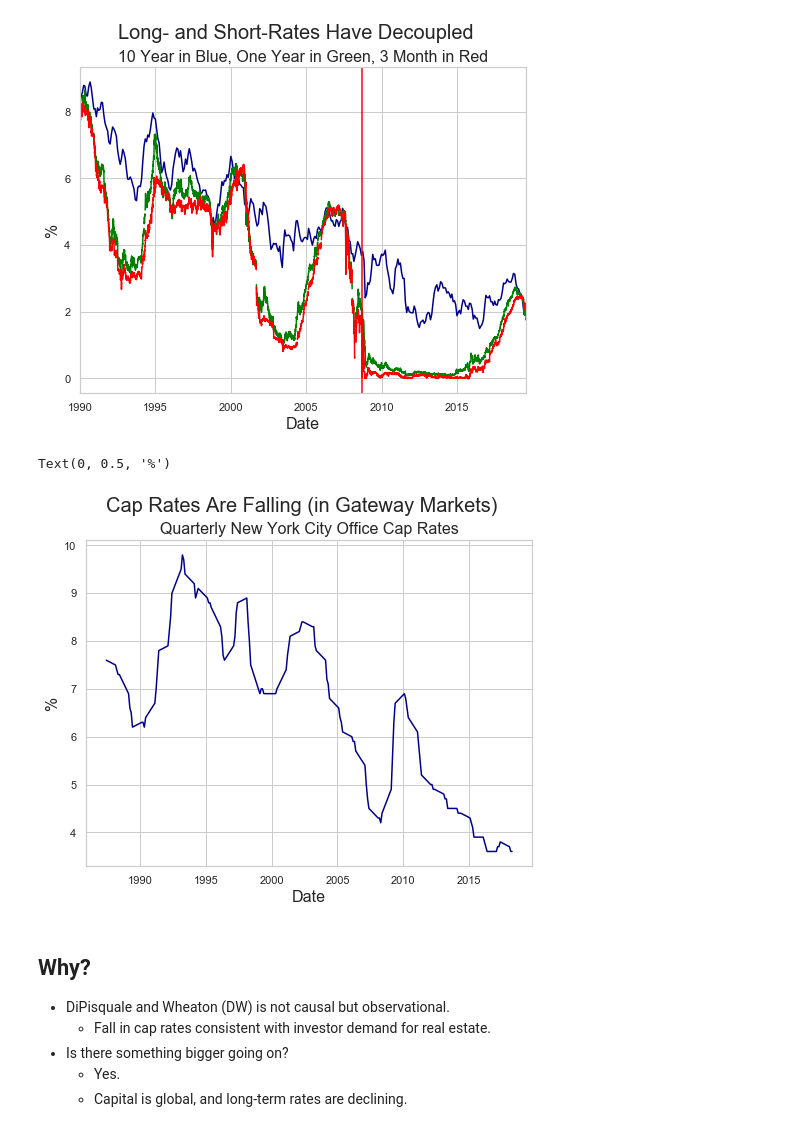
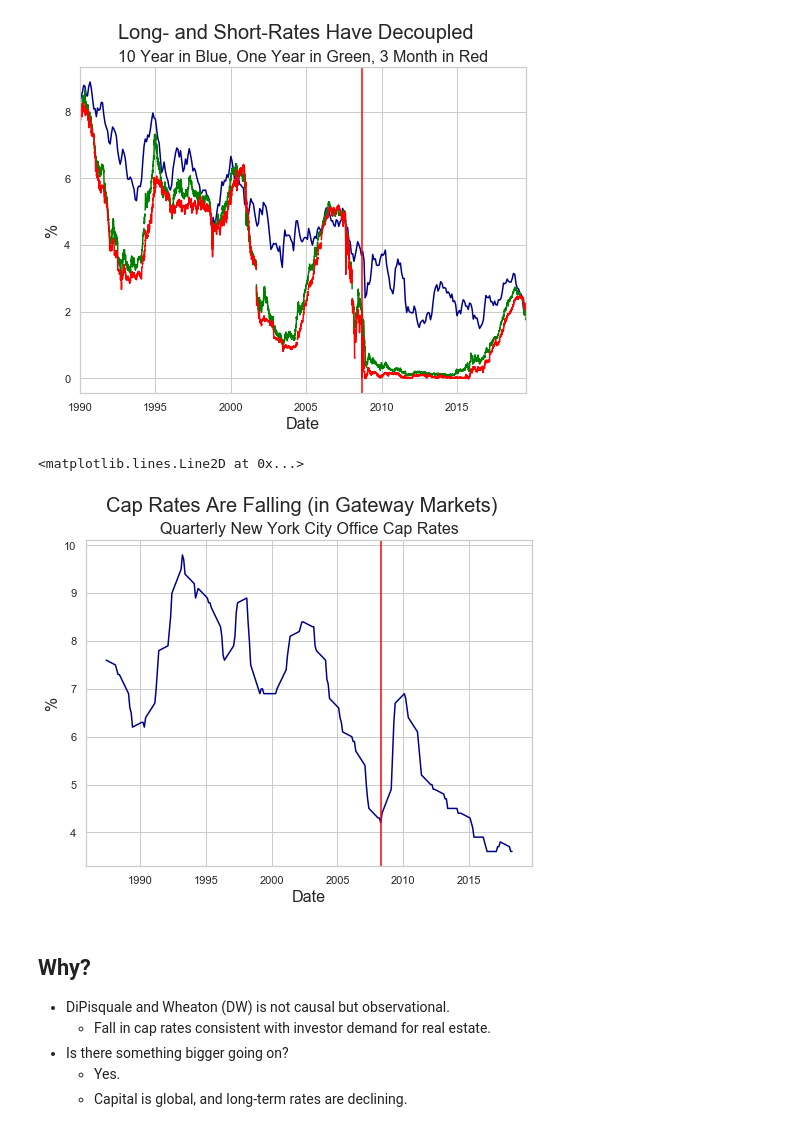
Before and after one commit to thsavage/Hirsh-Fellows-Real-Estate-Finance, a Jupyter notebook: Hirsh Scholars Supplemental Notes.ipynb, the cells around one changed output. Cells and saved outputs as stored; diff of their text form; code cells hidden in the pictures.

```diff
--- a/Hirsh Scholars Supplemental Notes.ipynb
+++ b/Hirsh Scholars Supplemental Notes.ipynb
@@ -1363,14 +1363,14 @@ caprates = pd.read_csv('nyc.csv', index_col='Time')
 # %%
 plt.figure(figsize = (8, 6))
 plt.suptitle("Cap Rates Are Falling (in Gateway Markets)", fontsize=20)
 plt.title("Quarterly New York City Office Cap Rates", fontsize=16)
 plt.plot(caprates['Cap Rate (%)'], color='darkblue')
 plt.xlabel('Date', fontsize=16)
 plt.ylabel('%', fontsize=16)
-#plt.axvline(dt.datetime(2008, 9, 15), color="red")
+plt.axvline(2008.3, color="red")
 # %% [output]
-Text(0, 0.5, '%')
+<matplotlib.lines.Line2D at 0x...>
-[figure, old version]
+[figure, new version]
 # %% [markdown]
 ## Why?
 
```
Also changed, not shown: parts of 1 cell of this notebook.
